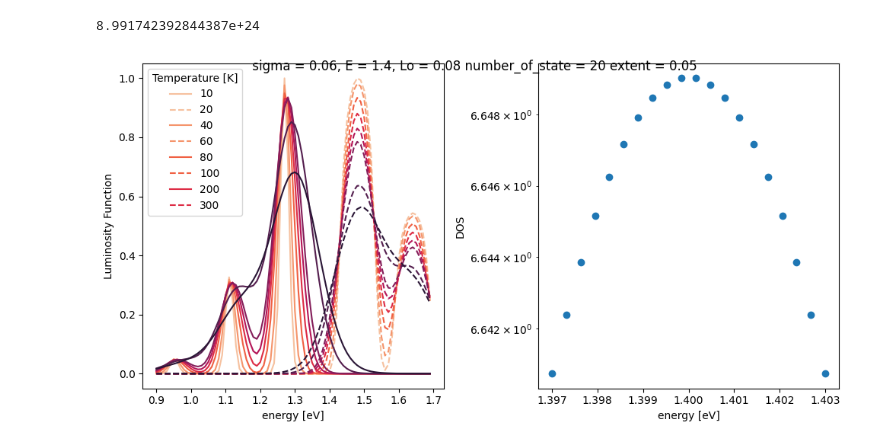
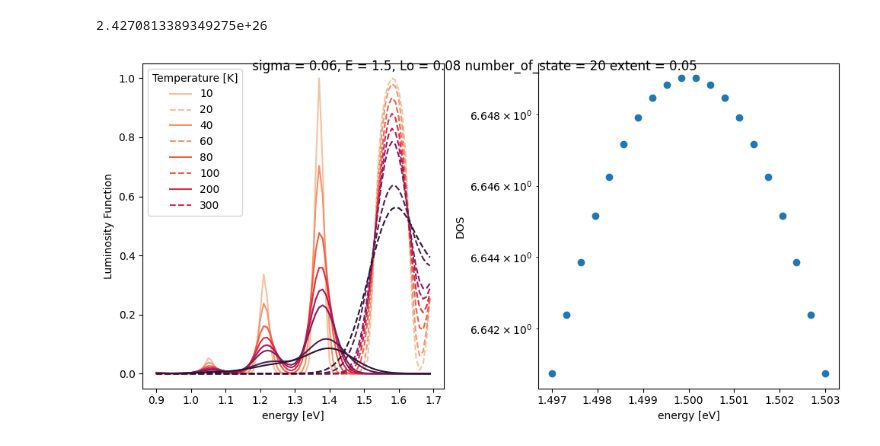
Before and after one commit to mohammedazzouzi15/pl_temp_fit, a Jupyter notebook: notebook/test_numeric_lum_function.ipynb, the cells around one changed output. Saved outputs shown, nothing was run; the diff lists cells and outputs as text; code cells hidden in the pictures.

```diff
--- a/notebook/test_numeric_lum_function.ipynb
+++ b/notebook/test_numeric_lum_function.ipynb
@@ -59,36 +59,36 @@ def plot_case(E,sigma,Lo,numbrstates,disorder_extent):
     temperature_list_pl = [10,20,40,60,80,100,200,300]
     hws_pl = np.arange(0.9,1.7,0.01)
     model_data_pl,abs_results_interp  = pl_trial(
         temperature_list_pl,
         hws_pl,
         fixed_parameters_dict,
         true_parameters,
     )
     color_list = sns.color_palette("rocket_r", len(temperature_list_pl))
     fig, axes = plt.subplots(1,2,figsize=(10,5))
     ax = axes[0]
     for i in range(len(temperature_list_pl)):
         ax.plot(hws_pl,model_data_pl[:,i],color=color_list[i])
         ax.plot(hws_pl,abs_results_interp[:,i],color=color_list[i],linestyle='--')
 
     ax.set_xlabel('energy [eV]')
     ax.set_ylabel('Luminosity Function')
     ax.legend(temperature_list_pl,title='Temperature [K]')
     ax = axes[1]
     DG0 = np.linspace(
                 E- disorder_extent * sigma, E+disorder_extent*sigma, numbrstates
             )
     ax.scatter(DG0, np.exp(-((DG0-E)**2)/(2*sigma**2))/np.sqrt(2*np.pi*sigma**2),label='Gaussian')
     ax.set_xlabel('energy [eV]')
     ax.set_ylabel('DOS')
     ax.set_yscale('log')
     fig.tight_layout()
     fig.suptitle(f' sigma = {sigma}, E = {E}, Lo = {Lo} number_of_state = {numbrstates} extent = {disorder_extent}')
-E , sigma,Lo,numbrstates,disorder_extent = 1.4, 0.06, 0.08, 20, 0.05
+E , sigma,Lo,numbrstates,disorder_extent = 1.5, 0.06, 0.08, 20, 0.05
 plot_case(E,sigma,Lo,numbrstates,disorder_extent)
 # %% [output]
-8.991742392844387e+24
+2.4270813389349275e+26
-[figure, old version]
+[figure, new version]
 # %%
 E , sigma,Lo,numbrstates,disorder_extent = 1.4, 0.02, 0.03, 20, 5
 plot_case(E,sigma,Lo,numbrstates,disorder_extent)
```
Also changed, not shown: parts of 6 cells of this notebook.
